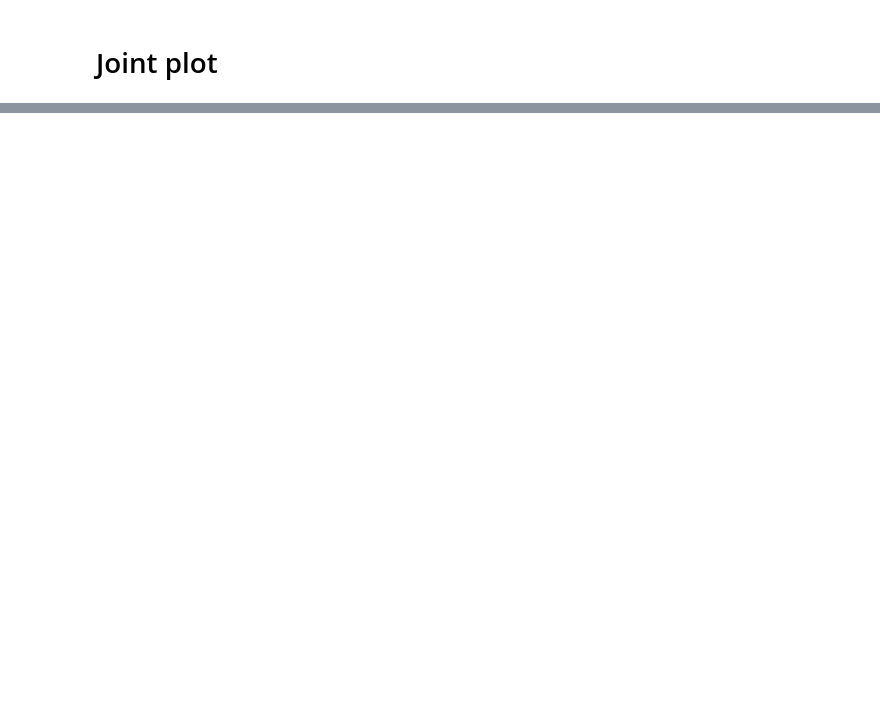
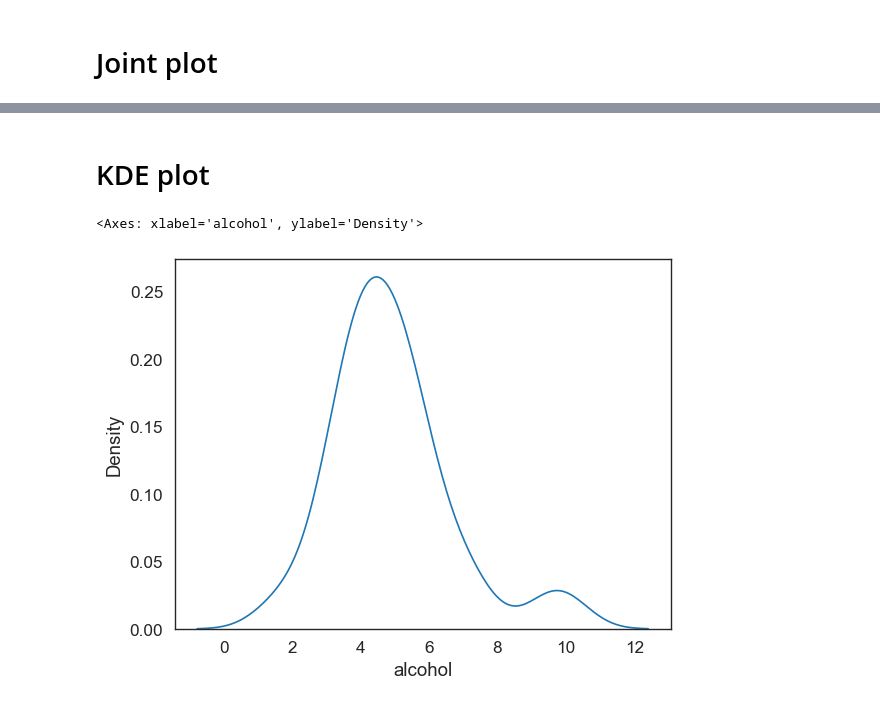
Before and after one commit to ZygimantasB/pandas_training, a Jupyter notebook: Youtube_videos_training/seaborn_library/seaborn.ipynb, the cells around one changed output, grey strips where cells are left out. Cells and saved outputs as stored; diff of their text form; code cells hidden in the pictures; blank space fills up the shorter version.

```diff
--- a/Youtube_videos_training/seaborn_library/seaborn.ipynb
+++ b/Youtube_videos_training/seaborn_library/seaborn.ipynb
@@ -58,0 +61,7 @@ sns.jointplot(x='speeding', y='alcohol', data=crash_df, kind='reg')
+# %% [markdown]
+# KDE plot
+# %%
+sns.kdeplot(crash_df['alcohol'])
+# %% [output]
+<Axes: xlabel='alcohol', ylabel='Density'>
+[figure, added]
```
Also changed, not shown: parts of 33 cells of this notebook.
